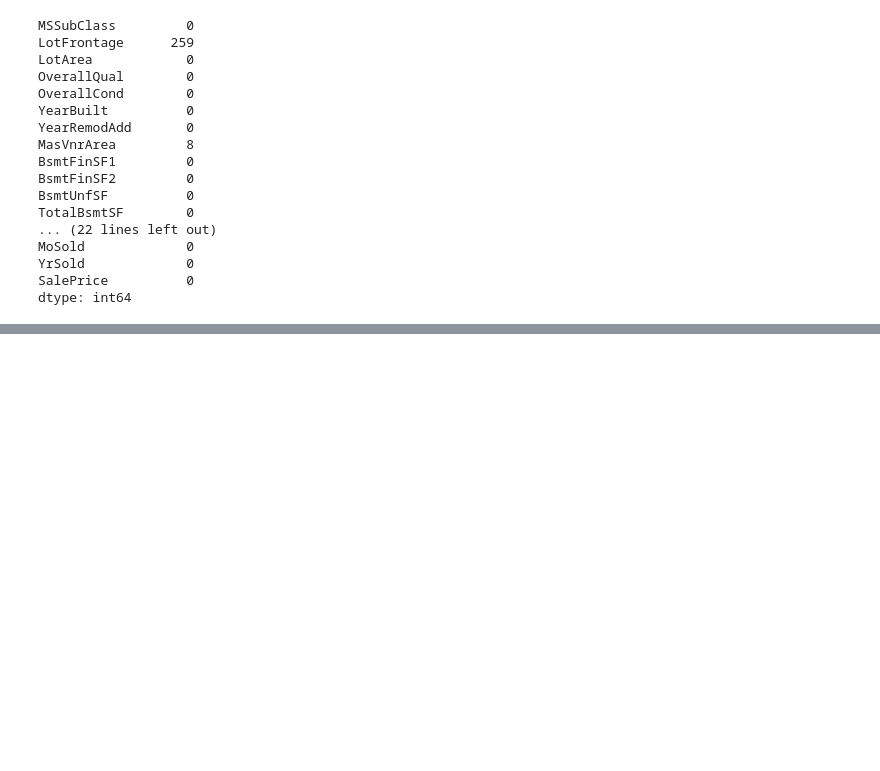
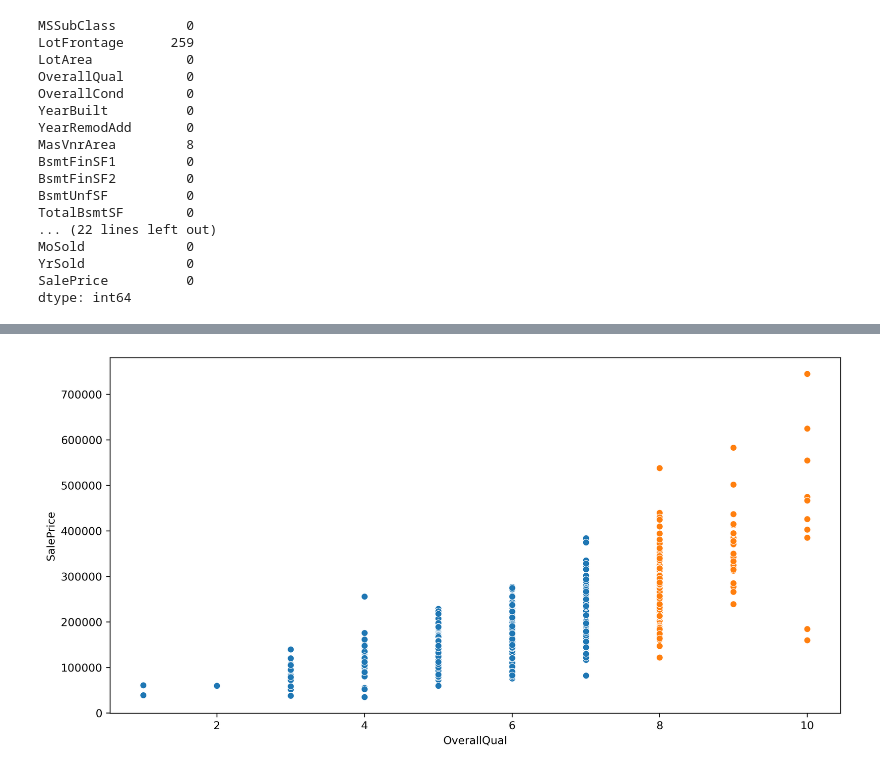
Before and after one commit to ashen007/Tree-based-regression-model, a Jupyter notebook: train.ipynb, the cells around one changed output, grey strips where cells are left out. Drawn from its saved outputs; the diff is of its cells as text; code cells hidden in the pictures; blank space fills up the shorter version.

```diff
--- a/train.ipynb
+++ b/train.ipynb
@@ -105 +104,12 @@ train
+# %%
+root = reg.RootNode(train,'OverallQual','SalePrice',4).best_split()[1]
+left = train[train['OverallQual']<=root]['OverallQual']
+right = train[train['OverallQual']>root]['OverallQual']
+
+plt.figure(figsize=[12,6],dpi=300)
+sns.scatterplot(x=left,y=train['SalePrice'])
+sns.scatterplot(x=right,y=train['SalePrice'])
+plt.show()
+# %% [output]
+[figure, added]
 # %%
```
Also changed, not shown: parts of 22 cells of this notebook.
